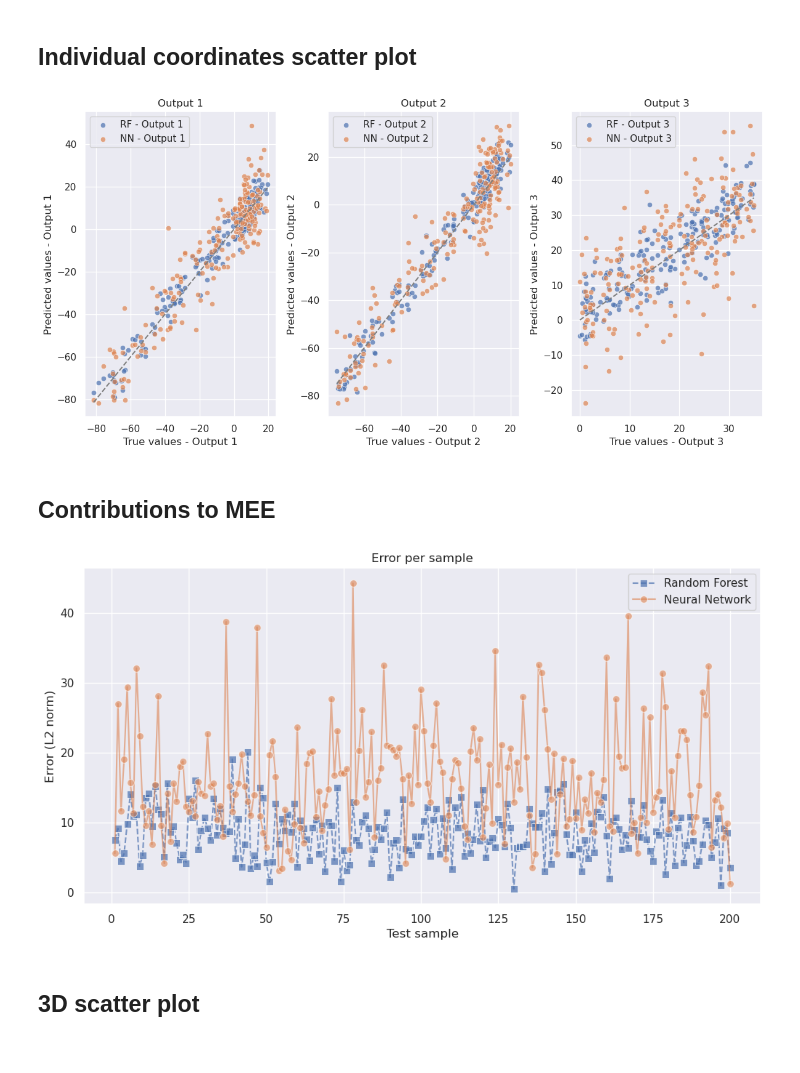
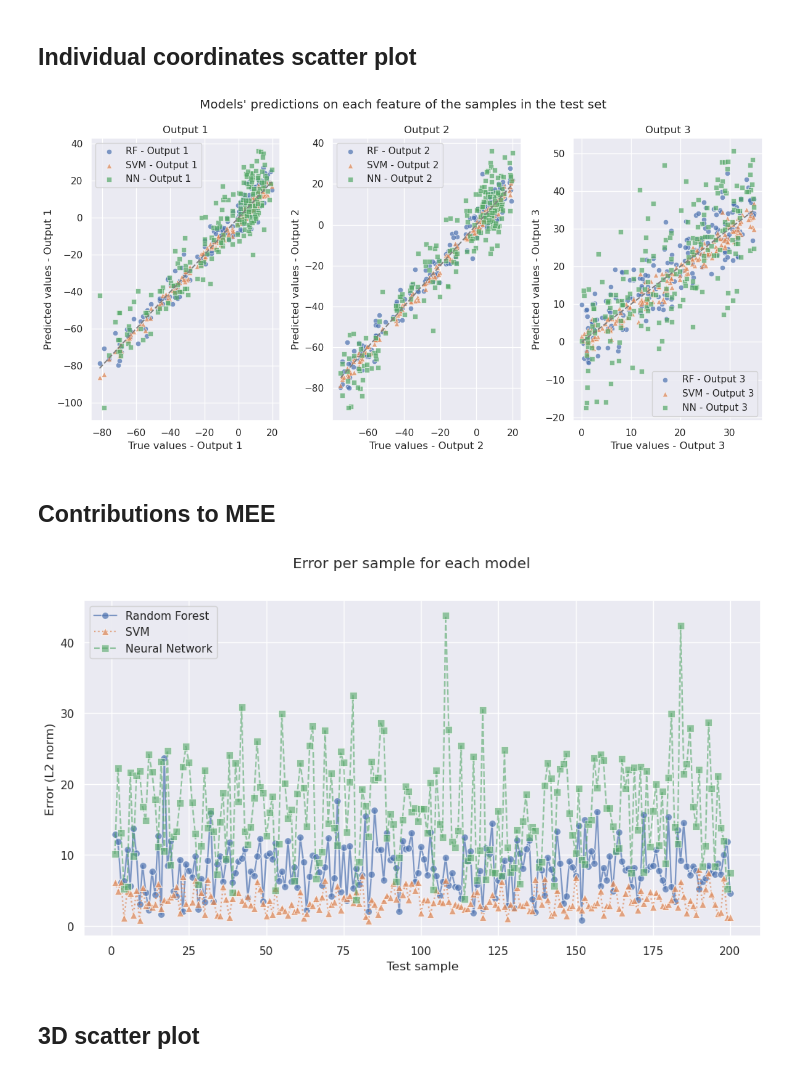
Before and after one commit to paolo-junior-mollica/machine-learning-project, a Jupyter notebook: src/cup2023/cool_plots.ipynb, the cells around one changed output. Cells and saved outputs as stored; diff of their text form; code cells hidden in the pictures.

Commit message:
Added save_plot + minor changes to cool_plots notebook

```diff
--- a/src/cup2023/cool_plots.ipynb
+++ b/src/cup2023/cool_plots.ipynb
@@ -123,15 +138,13 @@ y_pred_nn = y_test + np.random.normal(2, 10, size=y_test.shape)
 # %% [markdown]
 ## Individual coordinates scatter plot
 # %%
-# TODO: a better title
-# TODO: choose which models to compare
-
 plt.figure(figsize=(12,6))
 
 for i in range(3):
     plt.subplot(1, 3, i+1)
-    sns.scatterplot(x=y_test[:,i], y=y_pred_rf[:,i], label=f'RF - Output {i+1}', alpha=0.7)
-    sns.scatterplot(x=y_test[:,i], y=y_pred_nn[:,i], label=f'NN - Output {i+1}', alpha=0.7)
+    sns.scatterplot(x=y_test[:,i], y=y_pred_rf[:,i], label=f'RF - Output {i+1}', marker='o', alpha=0.7)
+    sns.scatterplot(x=y_test[:,i], y=y_pred_svm[:,i], label=f'SVM - Output {i+1}', marker='^', alpha=0.7)
+    sns.scatterplot(x=y_test[:,i], y=y_pred_nn[:,i], label=f'NN - Output {i+1}', marker='s', alpha=0.7)
 
     plt.plot([min(y_test[:,i]), max(y_test[:,i])], [min(y_test[:,i]), max(y_test[:,i])], linestyle='--', color='gray')
 
@@ -139,29 +152,33 @@ for i in range(3):
     plt.ylabel(f'Predicted values - Output {i+1}')
     plt.title(f'Output {i+1}')
 
+plt.suptitle("Models' predictions on each feature of the samples in the test set")
 plt.tight_layout()
 plt.legend()
+save_plot(plt, IMAGES_DIR, 'individual_coordinates_scatterplot')
 plt.show()
 # %% [output]
-[figure, old version]
+[figure, new version]
 # %% [markdown]
 ## Contributions to MEE
 # %%
 plt.figure(figsize=(12,6))
 
-sns.lineplot(x=range(1,y_test.shape[0]+1), y=[np.linalg.norm((y_test-y_pred_rf)[i,:]) for i in range(y_test.shape[0])], label='Random Forest', linestyle='--', marker='s', markersize=7, alpha=0.7)
-sns.lineplot(x=range(1,y_test.shape[0]+1), y=[np.linalg.norm((y_test-y_pred_nn)[i,:]) for i in range(y_test.shape[0])], label='Neural Network', linestyle='-', marker='o', markersize=7, alpha=0.6)
+sns.lineplot(x=range(1,y_test.shape[0]+1), y=[np.linalg.norm((y_test-y_pred_rf)[i,:]) for i in range(y_test.shape[0])], label='Random Forest', linestyle='-', marker='o', markersize=7, alpha=0.7)
+sns.lineplot(x=range(1,y_test.shape[0]+1), y=[np.linalg.norm((y_test-y_pred_svm)[i,:]) for i in range(y_test.shape[0])], label='SVM', linestyle=':', marker='^', markersize=7, alpha=0.7)
+sns.lineplot(x=range(1,y_test.shape[0]+1), y=[np.linalg.norm((y_test-y_pred_nn)[i,:]) for i in range(y_test.shape[0])], label='Neural Network', linestyle='--', marker='s', markersize=7, alpha=0.6)
 
 
 plt.xlabel('Test sample')
 plt.ylabel('Error (L2 norm)')
-plt.title('Error per sample')
+plt.suptitle('Error per sample for each model')
 
 #plt.tight_layout()
 plt.legend()
+save_plot(plt, IMAGES_DIR, 'error_per_sample')
 plt.show()
 # %% [output]
-[figure, old version]
+[figure, new version]
 # %% [markdown]
 ## 3D scatter plot
 # %%
```
Also changed, not shown: parts of 4 cells of this notebook.
